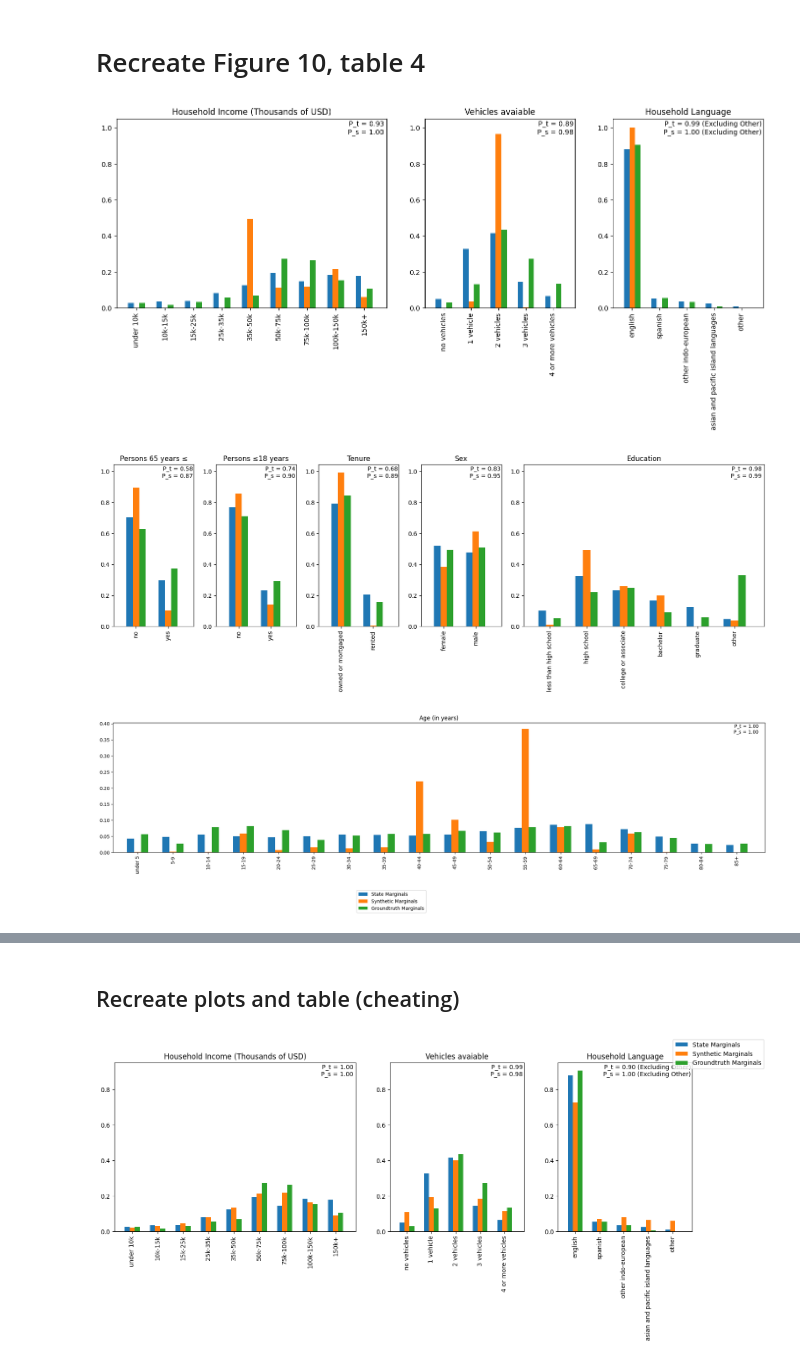
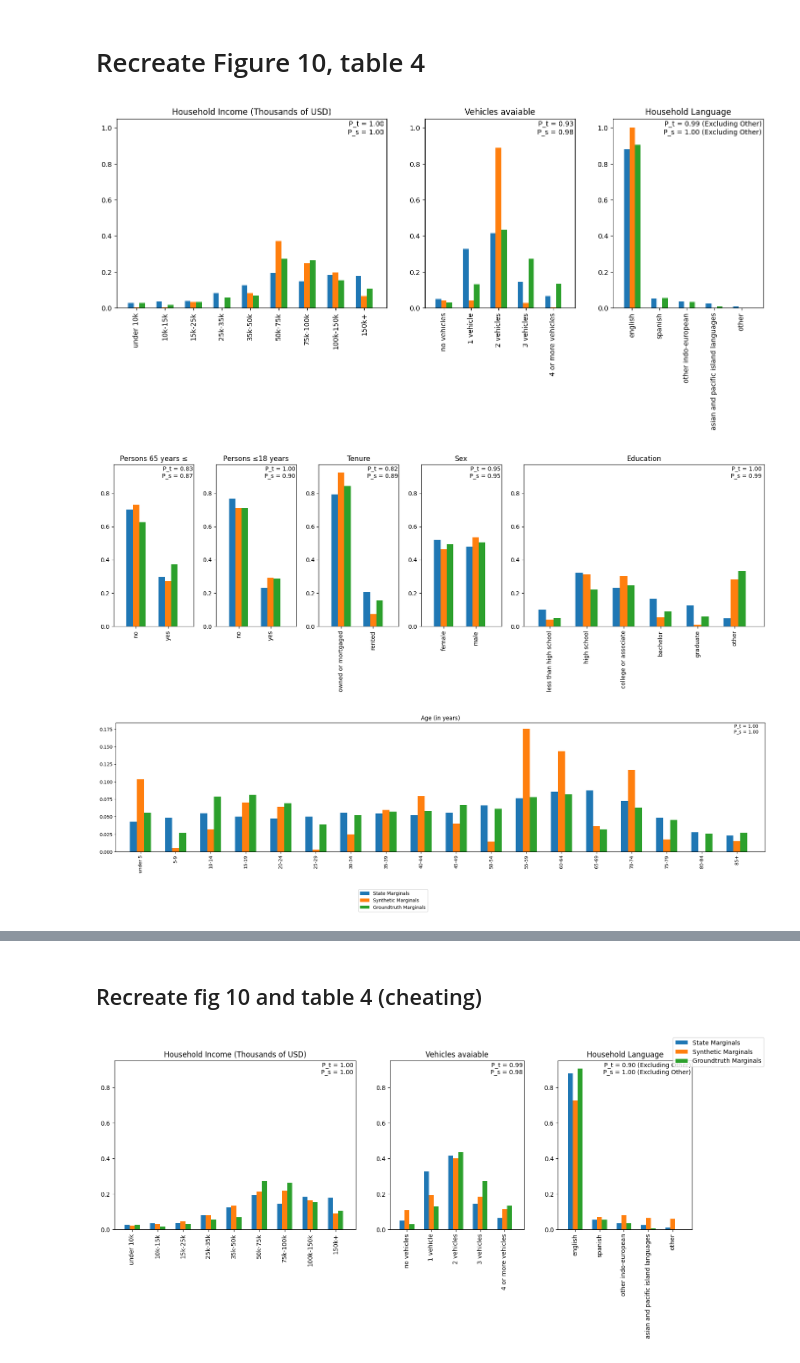
Before and after one commit to fabi-kb/GNN_Project, a Jupyter notebook: finetune_analysis.ipynb, the cells around one changed output, grey strips where cells are left out. Saved outputs shown, nothing was run; the diff lists cells and outputs as text; code cells hidden in the pictures.

Commit message:
North Carolina graphing implemented

```diff
--- a/finetune_analysis.ipynb
+++ b/finetune_analysis.ipynb
@@ -116,8 +113,9 @@ def plot_vars_bars(marginals, predicted_marginals, state_marginals, variables, l
         fig.legend(*axes[0].get_legend_handles_labels(),
             loc='upper right', bbox_to_anchor=bbox_to_anchor)
 
+    plt.tight_layout()
     if img_name:
-        plt.savefig(f'/workspace/finetune_pngs_dfs/{img_name}')
+        plt.savefig(f'/workspace/finetune_pngs_dfs/{img_name}', bbox_inches = 'tight')
     plt.show()
 
 def get_marginals(data_table, household_indices, personal_indices, nan_indices):
@@ -197,7 +195,7 @@ variables_dict = {
 # Data Handling
 # %%
 # Choose model
-model_names = os.listdir('/workspace/finetuned_models/predictions')
+model_names = [m for m in os.listdir('/workspace/finetuned_models/predictions') if 'north' not in m]
 model_names.sort()
 print(model_names)
 model_name = model_names[1]
@@ -303,12 +301,12 @@ individuals = [sex_dict, education_dict, age_dict]
 # %% [markdown]
 # Recreate Figure 10, table 4
 # %%
-plot_vars_bars(marginals, predicted_marginals, state_marginals, ['HINCP', 'VEH', 'HHL'], legend=False, figsize = (17,5), img_name = 'fig10_1')
-plot_vars_bars(marginals, predicted_marginals, state_marginals, ['R65', 'R18', 'TEN', 'SEX', 'SCHL'], legend=False, figsize = (20,5), img_name = 'fig10_2')
-plot_vars_bars(marginals, predicted_marginals, state_marginals, ['AGEP'], legend=True, figsize = (25,5), bbox_to_anchor = (0.5, -0.1), img_name = 'fig10_3')
+plot_vars_bars(marginals, predicted_marginals, state_marginals, ['HINCP', 'VEH', 'HHL'], legend=False, figsize = (17,5), img_name = 'dela_fig10_1')
+plot_vars_bars(marginals, predicted_marginals, state_marginals, ['R65', 'R18', 'TEN', 'SEX', 'SCHL'], legend=False, figsize = (20,5), img_name = 'dela_fig10_2')
+plot_vars_bars(marginals, predicted_marginals, state_marginals, ['AGEP'], legend=True, figsize = (25,5), bbox_to_anchor = (0.5, -0.1), img_name = 'dela_fig10_3')
 create_table(marginals, predicted_marginals, state_marginals, 'table4')
 # %% [output]
-[figure, old version]
+[figure, new version]
-[figure, old version]
+[figure, new version]
-[figure, old version]
+[figure, new version]
 |  | TEN | VEH | HHL | HINCP | R18 | R65 | AGEP | SCHL | SEX |
@@ -319,3 +317,3 @@ create_table(marginals, predicted_marginals, state_marginals, 'table4')
 # %% [markdown]
-## Recreate plots and table (cheating)
+## Recreate fig 10 and table 4 (cheating)
 # %%
```
Also changed, not shown: parts of 16 cells of this notebook.
